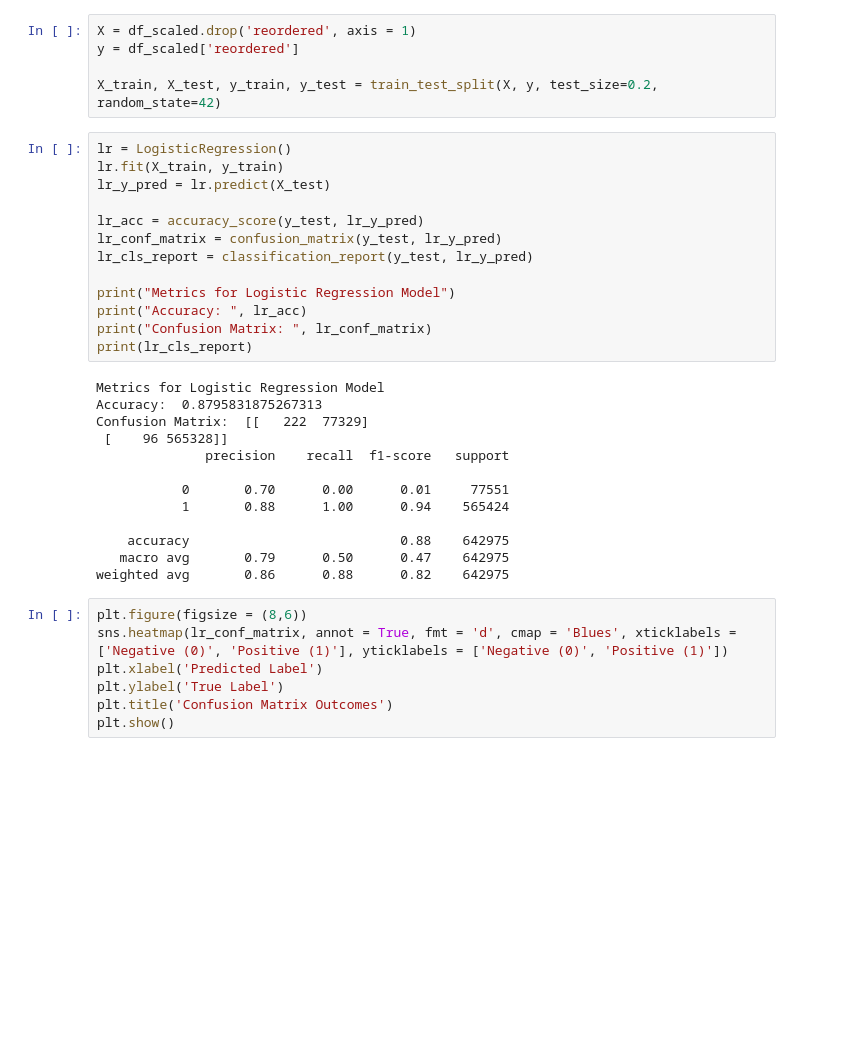
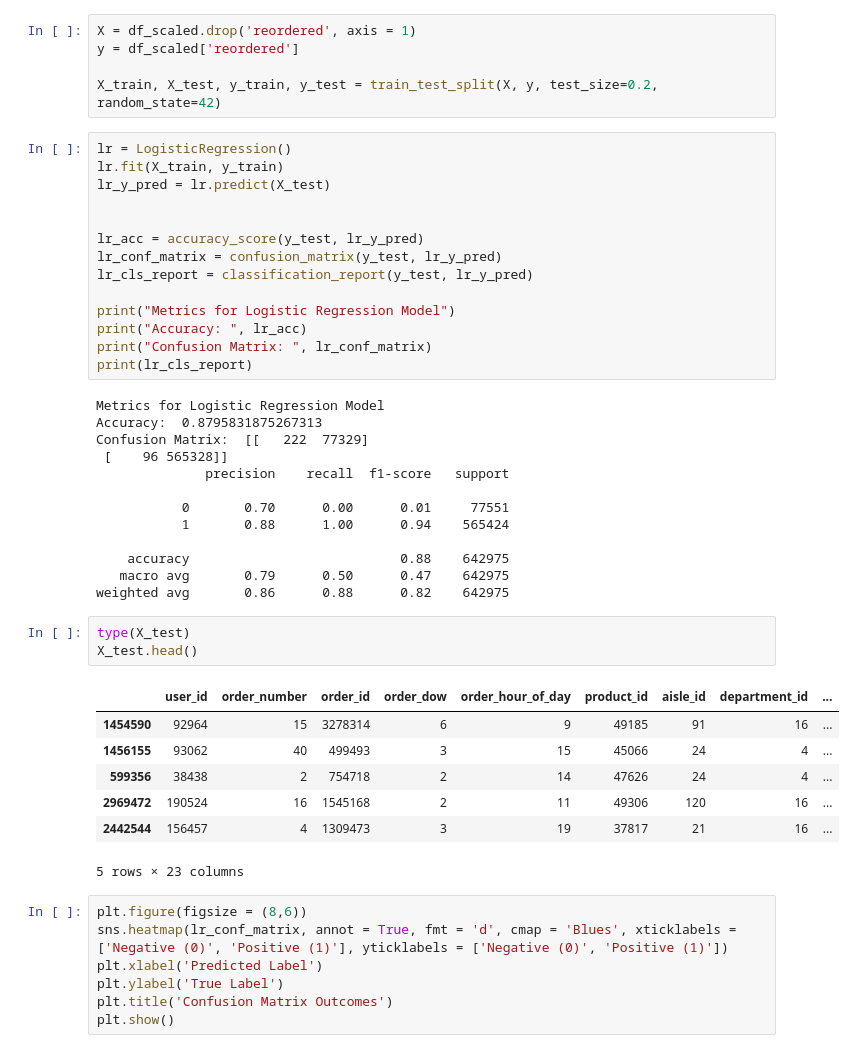
Before and after one commit to Taliwat/Springboard-DS, a Jupyter notebook: Capstone 2 - Instacart Project/preprocessing.ipynb, the cells around one changed output. Cells and saved outputs as stored; diff of their text form; blank space fills up the shorter version.

```diff
--- a/Capstone 2 - Instacart Project/preprocessing.ipynb
+++ b/Capstone 2 - Instacart Project/preprocessing.ipynb
@@ -84,6 +82,7 @@ X_train, X_test, y_train, y_test = train_test_split(X, y, test_size=0.2, random_
 lr = LogisticRegression()
 lr.fit(X_train, y_train)
 lr_y_pred = lr.predict(X_test)
+
 
 lr_acc = accuracy_score(y_test, lr_y_pred)
 lr_conf_matrix = confusion_matrix(y_test, lr_y_pred)
@@ -106,6 +105,17 @@ Confusion Matrix:  [[   222  77329]
     accuracy                           0.88    642975
    macro avg       0.79      0.50      0.47    642975
 weighted avg       0.86      0.88      0.82    642975
+# %%
+type(X_test)
+X_test.head()
+# %% [output]
+|  | user_id | order_number | order_id | order_dow | order_hour_of_day | product_id | aisle_id | department_id | ... |
+| 1454590 | 92964 | 15 | 3278314 | 6 | 9 | 49185 | 91 | 16 | ... |
+| 1456155 | 93062 | 40 | 499493 | 3 | 15 | 45066 | 24 | 4 | ... |
+| 599356 | 38438 | 2 | 754718 | 2 | 14 | 47626 | 24 | 4 | ... |
+| 2969472 | 190524 | 16 | 1545168 | 2 | 11 | 49306 | 120 | 16 | ... |
+| 2442544 | 156457 | 4 | 1309473 | 3 | 19 | 37817 | 21 | 16 | ... |
+5 rows × 23 columns
 # %%
 plt.figure(figsize = (8,6))
 sns.heatmap(lr_conf_matrix, annot = True, fmt = 'd', cmap = 'Blues', xticklabels = ['Negative (0)', 'Positive (1)'], yticklabels = ['Negative (0)', 'Positive (1)'])
```
Also changed, not shown: parts of 1 cell of this notebook, 1 other file.
